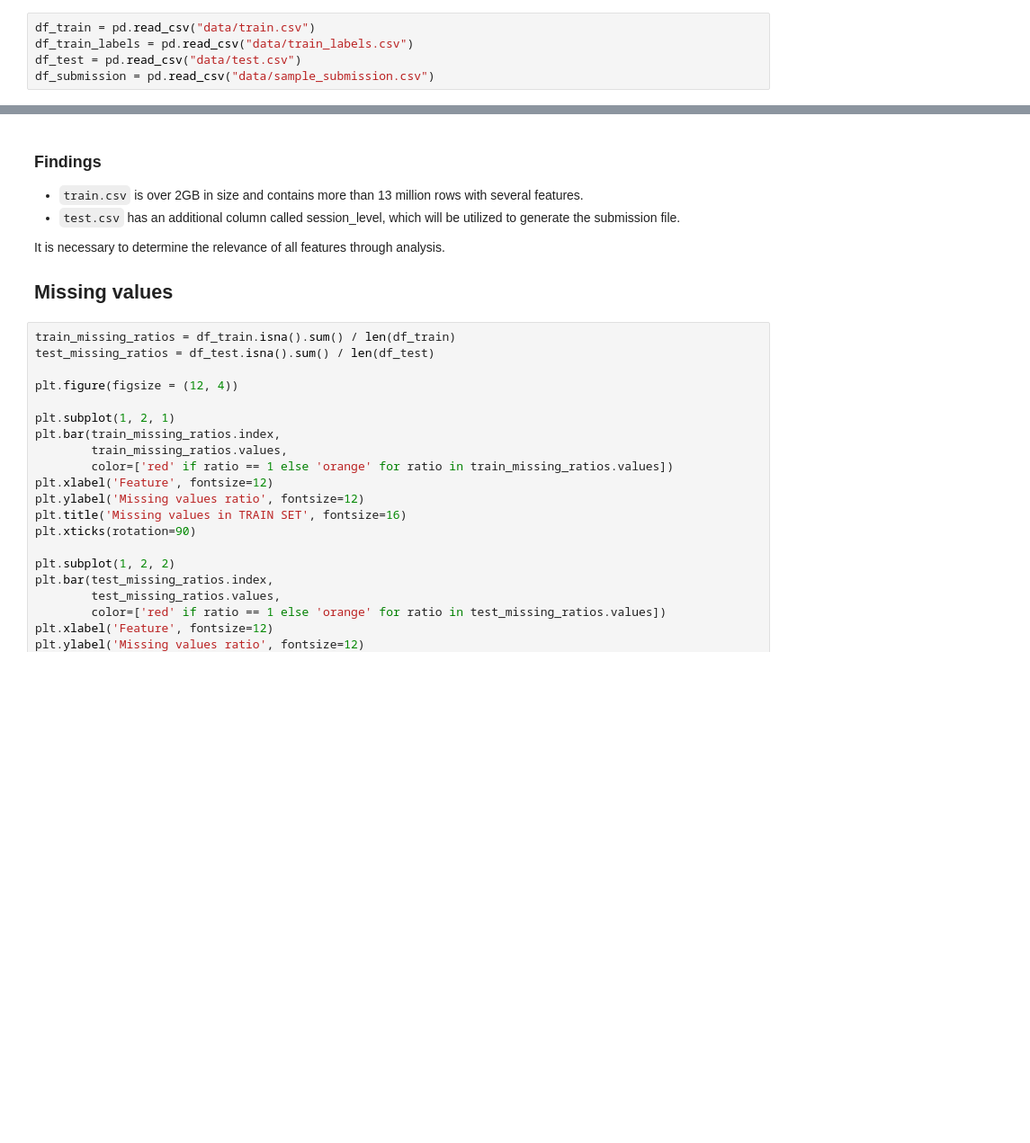
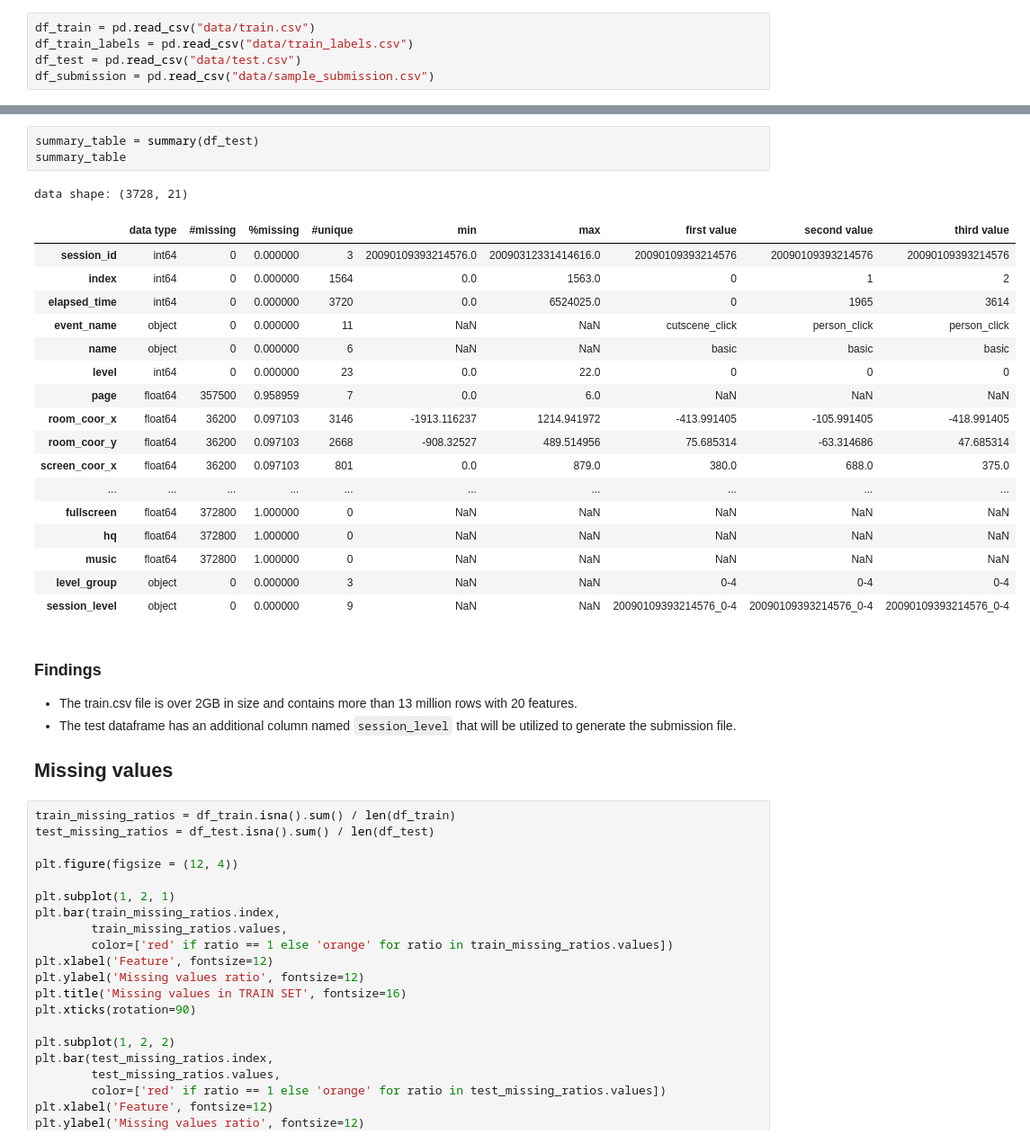
Before and after one commit to EricLaw-LYL/NSCI4051-Project, a Jupyter notebook: EDA.ipynb, the cells around one changed output, grey strips where cells are left out. Shown at 90% size. Drawn from its saved outputs; the diff is of its cells as text; blank space fills up the shorter version.

```diff
--- a/EDA.ipynb
+++ b/EDA.ipynb
@@ -56,9 +68,29 @@ df_test.head(5)
+# %%
+summary_table = summary(df_test)
+summary_table
+# %% [output]
+data shape: (3728, 21)
+|  | data type | #missing | %missing | #unique | min | max | first value | second value | third value |
+| session_id | int64 | 0 | 0.000000 | 3 | 20090109393214576.0 | 20090312331414616.0 | 20090109393214576 | 20090109393214576 | 20090109393214576 |
+| index | int64 | 0 | 0.000000 | 1564 | 0.0 | 1563.0 | 0 | 1 | 2 |
+| elapsed_time | int64 | 0 | 0.000000 | 3720 | 0.0 | 6524025.0 | 0 | 1965 | 3614 |
+| event_name | object | 0 | 0.000000 | 11 | NaN | NaN | cutscene_click | person_click | person_click |
+| name | object | 0 | 0.000000 | 6 | NaN | NaN | basic | basic | basic |
+| level | int64 | 0 | 0.000000 | 23 | 0.0 | 22.0 | 0 | 0 | 0 |
+| page | float64 | 357500 | 0.958959 | 7 | 0.0 | 6.0 | NaN | NaN | NaN |
+| room_coor_x | float64 | 36200 | 0.097103 | 3146 | -1913.116237 | 1214.941972 | -413.991405 | -105.991405 | -418.991405 |
+| room_coor_y | float64 | 36200 | 0.097103 | 2668 | -908.32527 | 489.514956 | 75.685314 | -63.314686 | 47.685314 |
+| screen_coor_x | float64 | 36200 | 0.097103 | 801 | 0.0 | 879.0 | 380.0 | 688.0 | 375.0 |
+| ... | ... | ... | ... | ... | ... | ... | ... | ... | ... |
+| fullscreen | float64 | 372800 | 1.000000 | 0 | NaN | NaN | NaN | NaN | NaN |
+| hq | float64 | 372800 | 1.000000 | 0 | NaN | NaN | NaN | NaN | NaN |
+| music | float64 | 372800 | 1.000000 | 0 | NaN | NaN | NaN | NaN | NaN |
+| level_group | object | 0 | 0.000000 | 3 | NaN | NaN | 0-4 | 0-4 | 0-4 |
+| session_level | object | 0 | 0.000000 | 9 | NaN | NaN | 20090109393214576_0-4 | 20090109393214576_0-4 | 20090109393214576_0-4 |
 # %% [markdown]
 ### Findings
-- `train.csv` is over 2GB in size and contains more than 13 million rows with several features.
-- `test.csv` has an additional column called session_level, which will be utilized to generate the submission file.
-
-It is necessary to determine the relevance of all features through analysis.
+- The train.csv file is over 2GB in size and contains more than 13 million rows with 20 features.
+- The test dataframe has an additional column named `session_level` that will be utilized to generate the submission file.
 
 ## Missing values
 # %%
```
Also changed, not shown: parts of 9 cells of this notebook, 28 other files.
